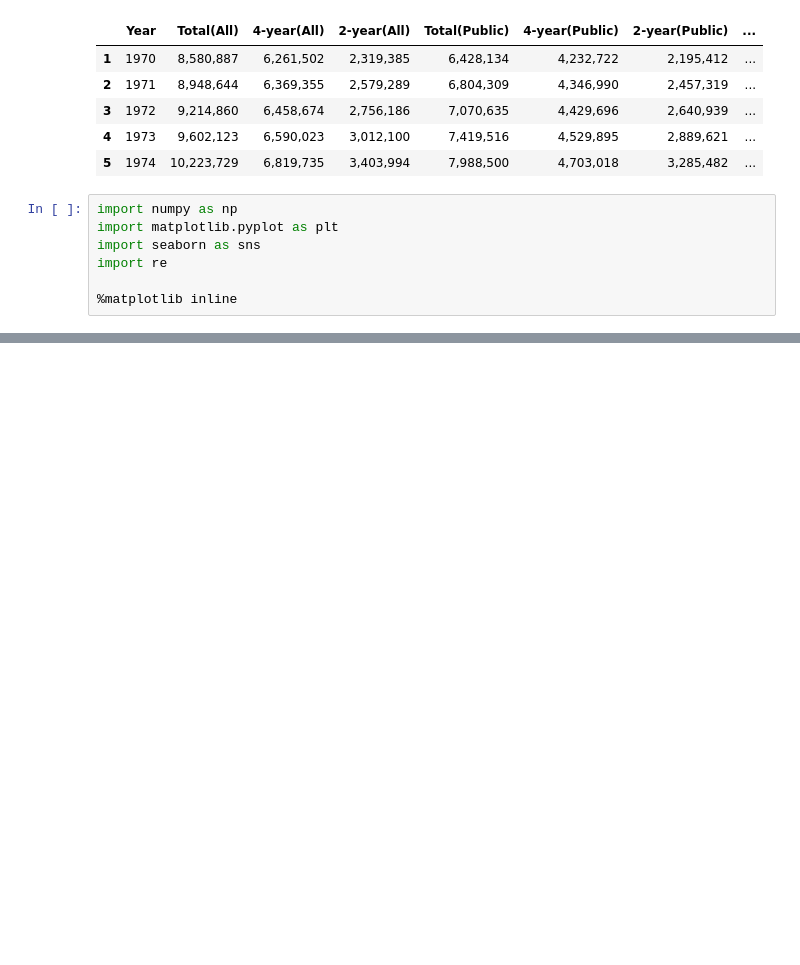
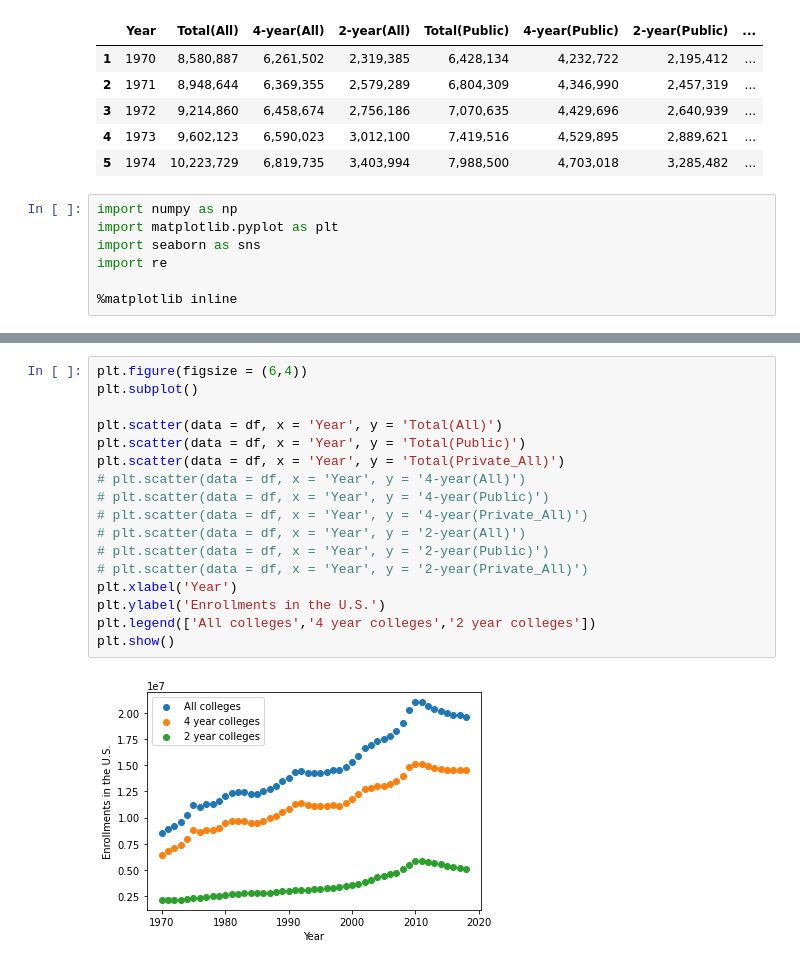
Before and after one commit to Vineet2107/HSO201_CourseProject, a Jupyter notebook: HSO_Arush.ipynb, the cells around one changed output, grey strips where cells are left out. Drawn from its saved outputs; the diff is of its cells as text; blank space fills up the shorter version.

```diff
--- a/HSO_Arush.ipynb
+++ b/HSO_Arush.ipynb
@@ -89,0 +171,19 @@ df2.plot(kind = 'bar')
+# %%
+plt.figure(figsize = (6,4))
+plt.subplot()
+
+plt.scatter(data = df, x = 'Year', y = 'Total(All)')
+plt.scatter(data = df, x = 'Year', y = 'Total(Public)')
+plt.scatter(data = df, x = 'Year', y = 'Total(Private_All)')
+# plt.scatter(data = df, x = 'Year', y = '4-year(All)')
+# plt.scatter(data = df, x = 'Year', y = '4-year(Public)')
+# plt.scatter(data = df, x = 'Year', y = '4-year(Private_All)')
+# plt.scatter(data = df, x = 'Year', y = '2-year(All)')
+# plt.scatter(data = df, x = 'Year', y = '2-year(Public)')
+# plt.scatter(data = df, x = 'Year', y = '2-year(Private_All)')
+plt.xlabel('Year')
+plt.ylabel('Enrollments in the U.S.')
+plt.legend(['All colleges','4 year colleges','2 year colleges'])
+plt.show()
+# %% [output]
+[figure, added]
```
Also changed, not shown: parts of 12 cells of this notebook.
